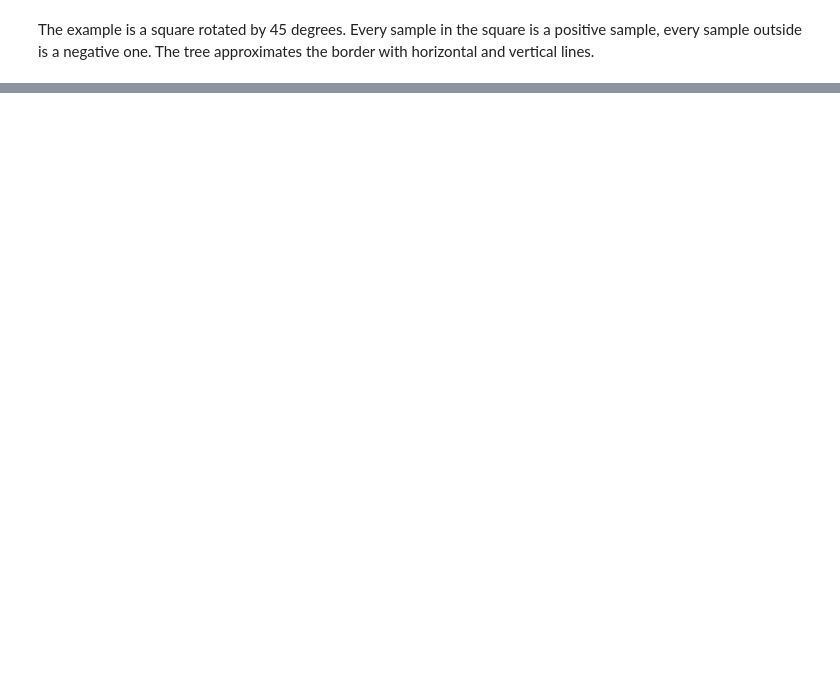
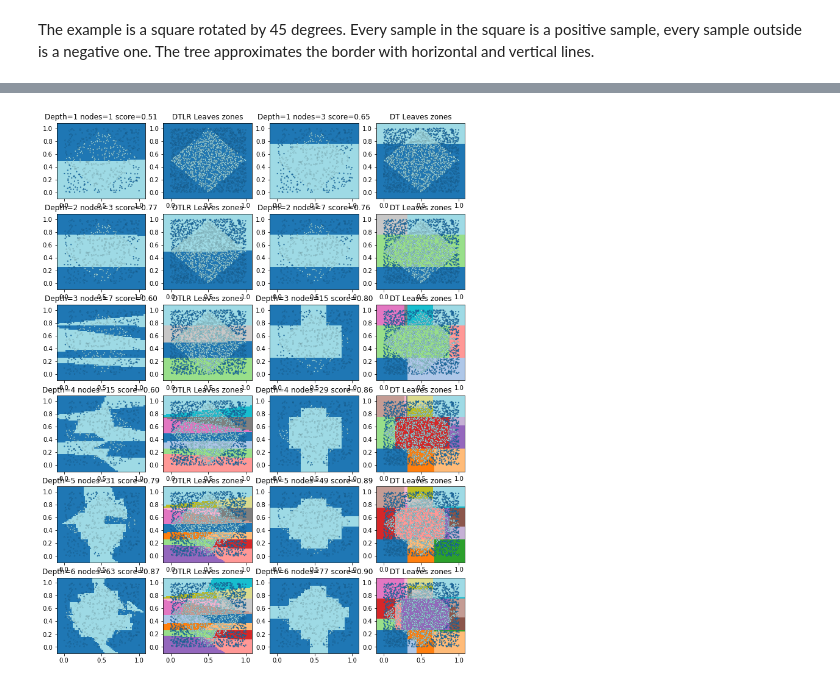
Before and after one commit to sdpython/mlinsights, a Jupyter notebook: _doc/notebooks/sklearn/decision_tree_logreg.ipynb, the cells around one changed output, grey strips where cells are left out. Cells and saved outputs as stored; diff of their text form; code cells hidden in the pictures; blank space fills up the shorter version.

```diff
--- a/_doc/notebooks/sklearn/decision_tree_logreg.ipynb
+++ b/_doc/notebooks/sklearn/decision_tree_logreg.ipynb
@@ -175,0 +250,26 @@ ax[0].set_ylim([0, 1]);
+# %%
+from tqdm import tqdm
+
+fig, ax = plt.subplots(6, 4, figsize=(12, 16))
+for i, depth in tqdm(enumerate((1, 2, 3, 4, 5, 6))):
+    dtl = DecisionTreeLogisticRegression(
+        max_depth=depth, fit_improve_algo='intercept_sort_always',
+        min_samples_leaf=2)
+    dtl.fit(X_train, y_train)
+    draw_border(dtl, X_test, y_test, border=False, ax=ax[i, 0], s=4.)
+    draw_border(dtl, X, y, border=False, ax=ax[i, 1],
+                fct=lambda m, x: predict_leaves(m, x), s=4.)
+    ax[i, 0].set_title("Depth=%d nodes=%d score=%1.2f" % (
+        dtl.tree_depth_, dtl.n_nodes_, dtl.score(X_test, y_test)))
+    ax[i, 1].set_title("DTLR Leaves zones");
+
+    dtl = DecisionTreeClassifier(max_depth=depth)
+    dtl.fit(X_train, y_train)
+    draw_border(dtl, X_test, y_test, border=False, ax=ax[i, 2], s=4.)
+    draw_border(dtl, X, y, border=False, ax=ax[i, 3],
+                fct=lambda m, x: predict_leaves(m, x), s=4.)
+    ax[i, 2].set_title("Depth=%d nodes=%d score=%1.2f" % (
+        dtl.max_depth, dtl.tree_.node_count, dtl.score(X_test, y_test)))
+    ax[i, 3].set_title("DT Leaves zones");
+# %% [output]
+[figure, added]
```
Also changed, not shown: parts of 8 cells of this notebook, 4 other files.
